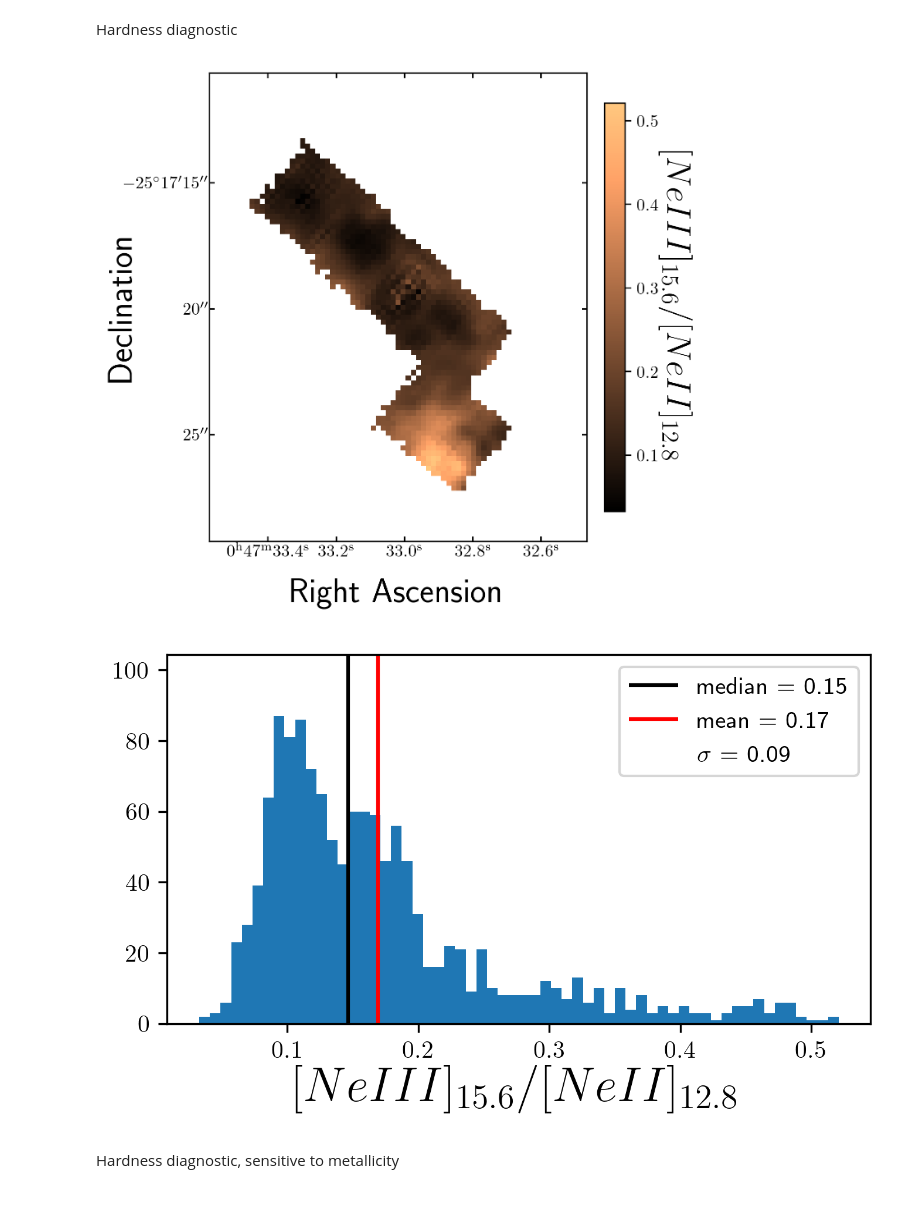
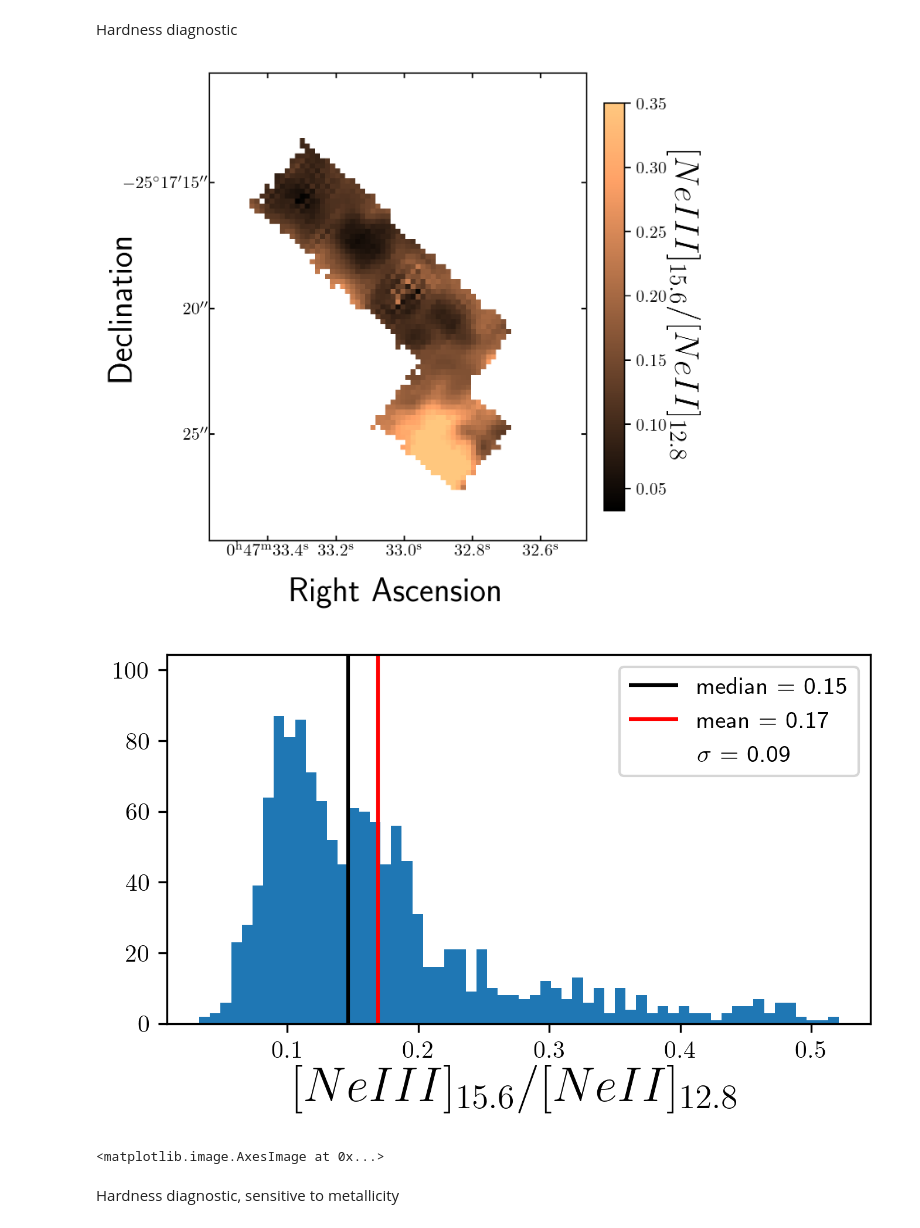
Before and after one commit to eacmills/ASTR-796-2025, a Jupyter notebook: task_6/JWST-NGC253-ASTR796-ratiomaps.ipynb, the cells around one changed output. Drawn from its saved outputs; the diff is of its cells as text; code cells hidden in the pictures.

```diff
--- a/task_6/JWST-NGC253-ASTR796-ratiomaps.ipynb
+++ b/task_6/JWST-NGC253-ASTR796-ratiomaps.ipynb
@@ -317,10 +398,11 @@ Plasma is for high-energy photons
 # %% [markdown]
 Hardness diagnostic
 # %%
-calculate_ratio_map(filenames['neIII'], filenames['neII'], extinction_maps['neIII'], extinction_maps['neII'], lab=r'$[NeIII]_{15.6}/[NeII]_{12.8}$', clrmap='copper')
+calculate_ratio_map('neIII', 'neII', lab=r'$[NeIII]_{15.6}/[NeII]_{12.8}$', clrmap='copper', vmax=0.35)
 # %% [output]
-[figure, old version]
+[figure, new version]
-[figure, old version]
+[figure, new version]
+<matplotlib.image.AxesImage at 0x...>
 # %% [markdown]
 Hardness diagnostic, sensitive to metallicity
 # %%
```
Also changed, not shown: parts of 7 cells of this notebook.
